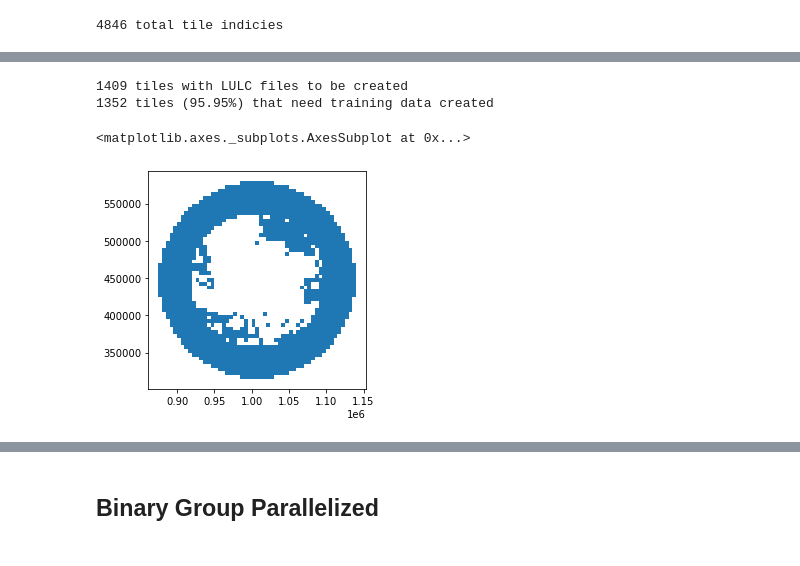
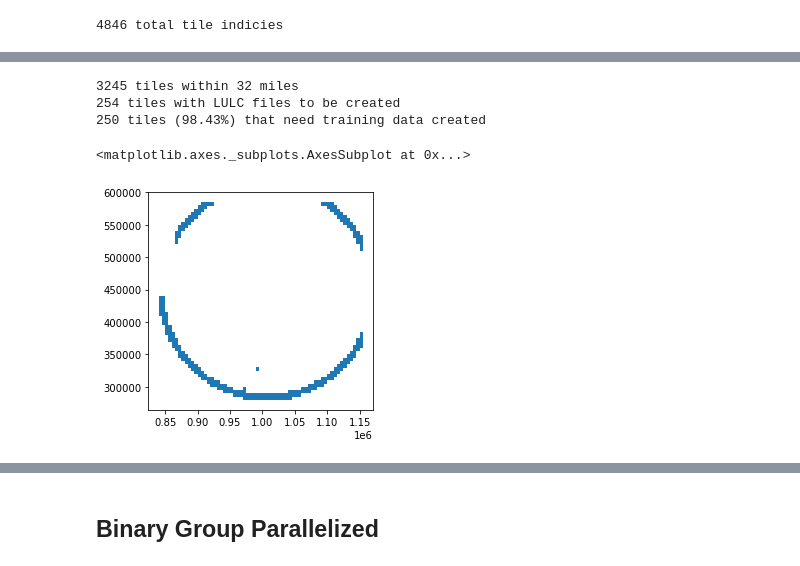
Before and after one commit to bhickson/2019ImageryAnalysis, a Jupyter notebook: notebooks/CreateClassifiedFiles.ipynb, the cells around one changed output, grey strips where cells are left out. Drawn from its saved outputs; the diff is of its cells as text; code cells hidden in the pictures.

Commit message:
Simplification of classification cells in notebook. Update paths for post-preocess

```diff
--- a/notebooks/CreateClassifiedFiles.ipynb
+++ b/notebooks/CreateClassifiedFiles.ipynb
@@ -644,20 +756,23 @@ classifiers = {mp.split("_")[0].split("Binary")[-1]:mp for mp in glob("../Models
 # %%
-targetDistance_miles = 25
-cleanedLULC_dir = os.path.join(rasterDataDir, r"EPCExtent_30cm\LULC")
+targetDistance_miles = 32
+#cleanedLULC_dir = os.path.join(rasterDataDir, r"EPCExtent_30cm\LULC")
 
 tindex_target = tindex[tindex.DistToCenter <= targetDistance_miles*5280].copy()
-tindex_target["CleanedLULCFile"] = tindex_target.apply(lambda r: cleanedLULC_dir+f"/{r.path}_{r.row}_LULC2019.tif", axis=1)
+print(f"{len(tindex_target)} tiles within {targetDistance_miles} miles")
+tindex_target["CleanedLULCFile"] = tindex_target.apply(lambda r: cleanBinaryDir+f"/{r.path}_{r.row}_TrainingStackV3_BinaryStack_cleaned.tif", axis=1)
 tindex_target["CleanedLULCFile"] = tindex_target["CleanedLULCFile"].apply(lambda f: f if os.path.exists(f) else None)
 tindex_toDo = tindex_target[tindex_target["CleanedLULCFile"].isnull()].copy()
 tindex_toDo["OrthoFile"] = tindex_toDo.apply(lambda r: glob(f"{orthosDir}/{r.path}_{r.row}_*.tif"), axis=1)
 tindex_toDo["OrthoFile"] = tindex_toDo["OrthoFile"].apply(lambda f: f[0] if len(f) == 1 else None)
 print(f"{len(tindex_toDo)} tiles with LULC files to be created")
-print(f"{len(tindex_toDo[tindex_toDo.OrthoFile.isnull()])} tiles ({round(100*len(tindex_toDo[tindex_toDo.OrthoFile.isnull()])/len(tindex_toDo),2)}%) that need training data created")
+trainingToCreate = tindex_toDo[tindex_toDo.OrthoFile.isnull()]
+print(f"{len(trainingToCreate)} tiles ({round(100*len(tindex_toDo[tindex_toDo.OrthoFile.isnull()])/len(tindex_toDo),2)}%) that need training data created")
 tindex_toDo.plot()
 # %% [output]
-1409 tiles with LULC files to be created
-1352 tiles (95.95%) that need training data created
+3245 tiles within 32 miles
+254 tiles with LULC files to be created
+250 tiles (98.43%) that need training data created
 <matplotlib.axes._subplots.AxesSubplot at 0x...>
-[figure, old version]
+[figure, new version]
 # %%
 %%time
```
Also changed, not shown: parts of 16 cells of this notebook.
